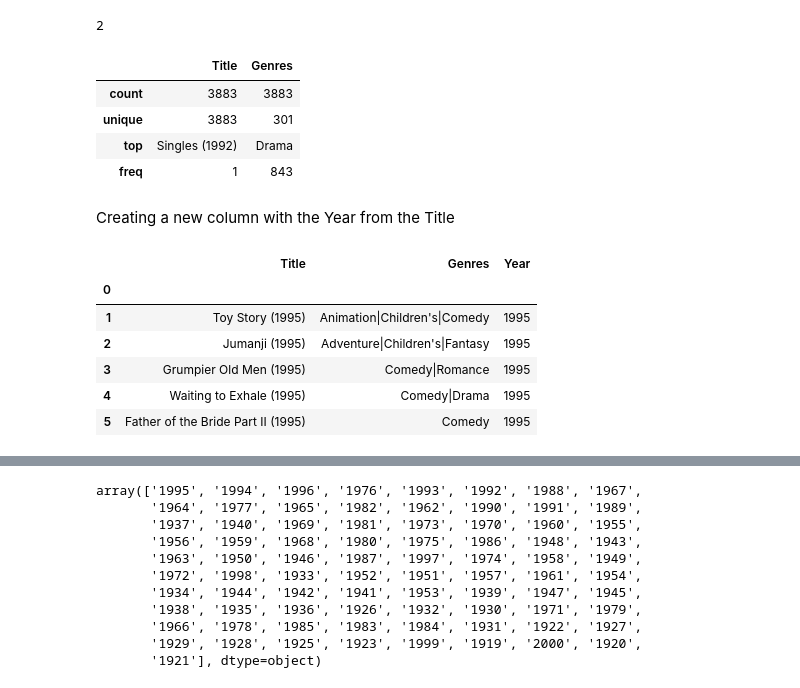
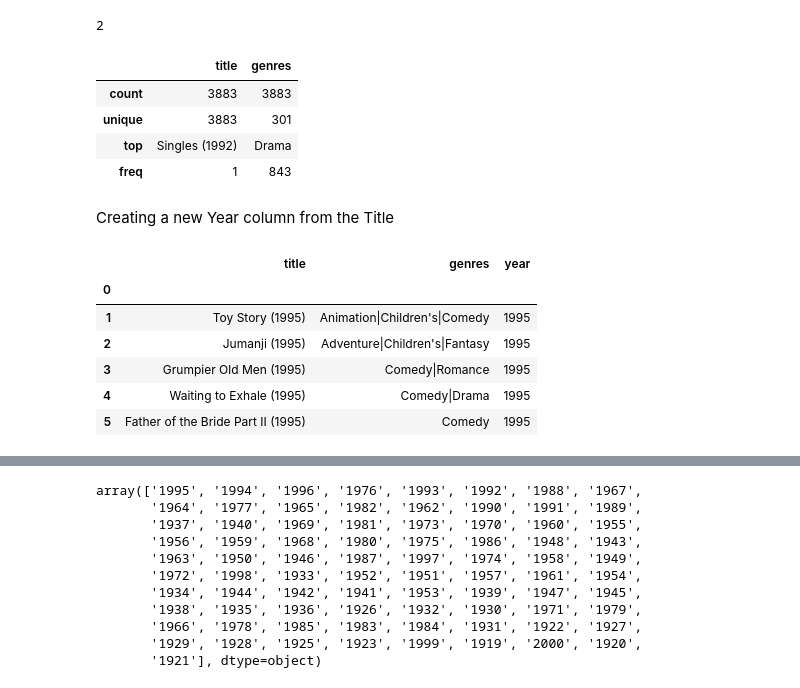
Before and after one commit to Elenotes/Visualitzacio_grafica_multiples_variables, a Jupyter notebook: S04_T02_Visualitzacio_grafica_multiples_variables.ipynb, the cells around one changed output, grey strips where cells are left out. Cells and saved outputs as stored; diff of their text form; code cells hidden in the pictures.

```diff
--- a/S04_T02_Visualitzacio_grafica_multiples_variables.ipynb
+++ b/S04_T02_Visualitzacio_grafica_multiples_variables.ipynb
@@ -288,6 +291,8 @@ Because the *movies.dat* hasn't header, in order to avoid the first row with dat
 
 Then, we can *rename()* the columns:
 # %%
-mov.rename(columns = {1:'Title', 2:'Genres'}, inplace = True)
+#mov.rename(columns = {1:'title', 2:'genres'}, inplace = True)
+#Name columns
+mov.columns=['title','genres']
 mov.columns
 # %% [output]
@@ -304,18 +309,18 @@ mov.ndim
 #get the describe values for numerical columns
 mov.describe()
 # %% [output]
-|  | Title | Genres |
+|  | title | genres |
 | count | 3883 | 3883 |
 | unique | 3883 | 301 |
 | top | Singles (1992) | Drama |
 | freq | 1 | 843 |
 # %% [markdown]
-Creating a new column with the Year from the Title
+Creating a new Year column from the Title
 # %%
-mov['Year'] = mov['Title'].str[-5:-1]
+mov['year'] = mov['title'].str[-5:-1]
 mov.head()
 # %% [output]
-|  | Title | Genres | Year |
+|  | title | genres | year |
 | 0 |  |  |  |
 | 1 | Toy Story (1995) | Animation|Children's|Comedy | 1995 |
 | 2 | Jumanji (1995) | Adventure|Children's|Fantasy | 1995 |
```
Also changed, not shown: parts of 26 cells of this notebook.
